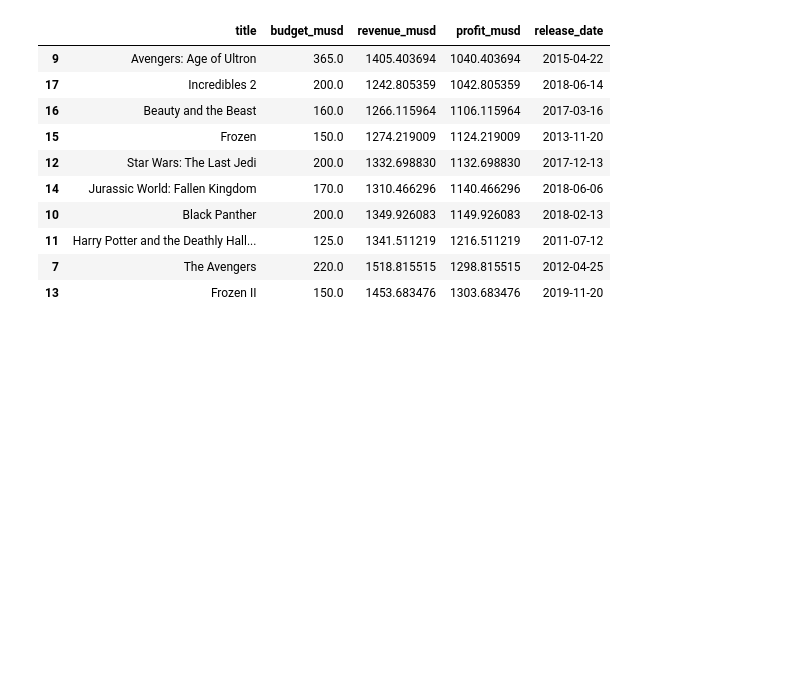
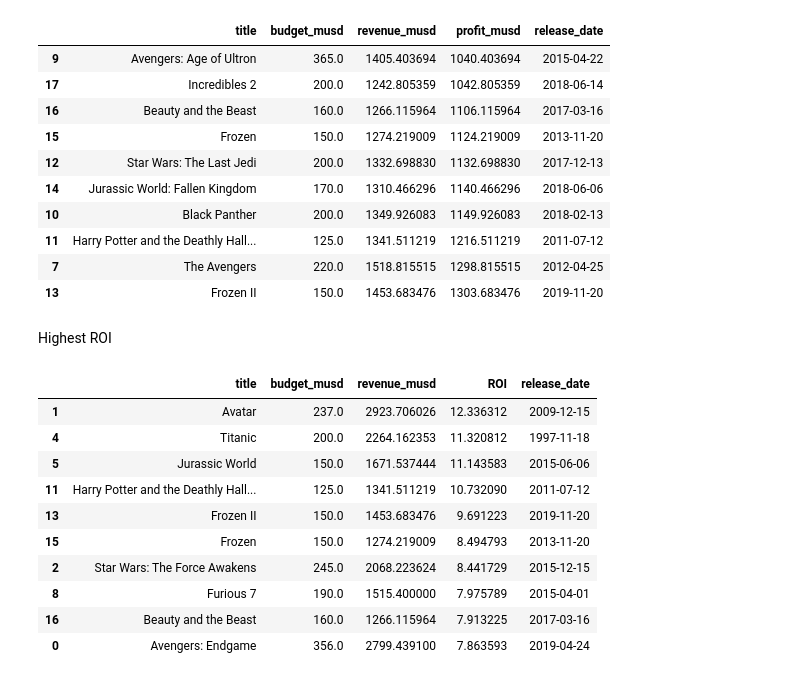
Before and after one commit to b-kenneth/Python_Fundamentals, a Jupyter notebook: movie_data_analysis.ipynb, the cells around one changed output. Cells and saved outputs as stored; diff of their text form; code cells hidden in the pictures; blank space fills up the shorter version.

Commit message:
Filtered and ranked movies

```diff
--- a/movie_data_analysis.ipynb
+++ b/movie_data_analysis.ipynb
@@ -564,3 +564,29 @@ lowest_profit_movies[['title', 'budget_musd', 'revenue_musd', 'profit_musd', 're
 | 11 | Harry Potter and the Deathly Hall... | 125.0 | 1341.511219 | 1216.511219 | 2011-07-12 |
 | 7 | The Avengers | 220.0 | 1518.815515 | 1298.815515 | 2012-04-25 |
 | 13 | Frozen II | 150.0 | 1453.683476 | 1303.683476 | 2019-11-20 |
+# %% [markdown]
+Highest ROI
+# %%
+# Step 1: Filter movies with Budget ≥ 10M USD
+movies_with_valid_budget = cleaned_movies_df[cleaned_movies_df['budget_musd'] >= 10]
+
+# Step 2: Calculate ROI as Revenue / Budget and add it as a new column
+movies_with_valid_budget.loc[:, 'ROI'] = movies_with_valid_budget['revenue_musd'] / movies_with_valid_budget['budget_musd']
+
+# Step 3: Sort movies by ROI in descending order
+highest_roi_movies = movies_with_valid_budget.sort_values(by='ROI', ascending=False)
+
+# Display the top 10 movies by ROI
+highest_roi_movies[['title', 'budget_musd', 'revenue_musd', 'ROI', 'release_date']].head(10)
+# %% [output]
+|  | title | budget_musd | revenue_musd | ROI | release_date |
+| 1 | Avatar | 237.0 | 2923.706026 | 12.336312 | 2009-12-15 |
+| 4 | Titanic | 200.0 | 2264.162353 | 11.320812 | 1997-11-18 |
+| 5 | Jurassic World | 150.0 | 1671.537444 | 11.143583 | 2015-06-06 |
+| 11 | Harry Potter and the Deathly Hall... | 125.0 | 1341.511219 | 10.732090 | 2011-07-12 |
+| 13 | Frozen II | 150.0 | 1453.683476 | 9.691223 | 2019-11-20 |
+| 15 | Frozen | 150.0 | 1274.219009 | 8.494793 | 2013-11-20 |
+| 2 | Star Wars: The Force Awakens | 245.0 | 2068.223624 | 8.441729 | 2015-12-15 |
+| 8 | Furious 7 | 190.0 | 1515.400000 | 7.975789 | 2015-04-01 |
+| 16 | Beauty and the Beast | 160.0 | 1266.115964 | 7.913225 | 2017-03-16 |
+| 0 | Avengers: Endgame | 356.0 | 2799.439100 | 7.863593 | 2019-04-24 |
```
Also changed, not shown: parts of 13 cells of this notebook.
